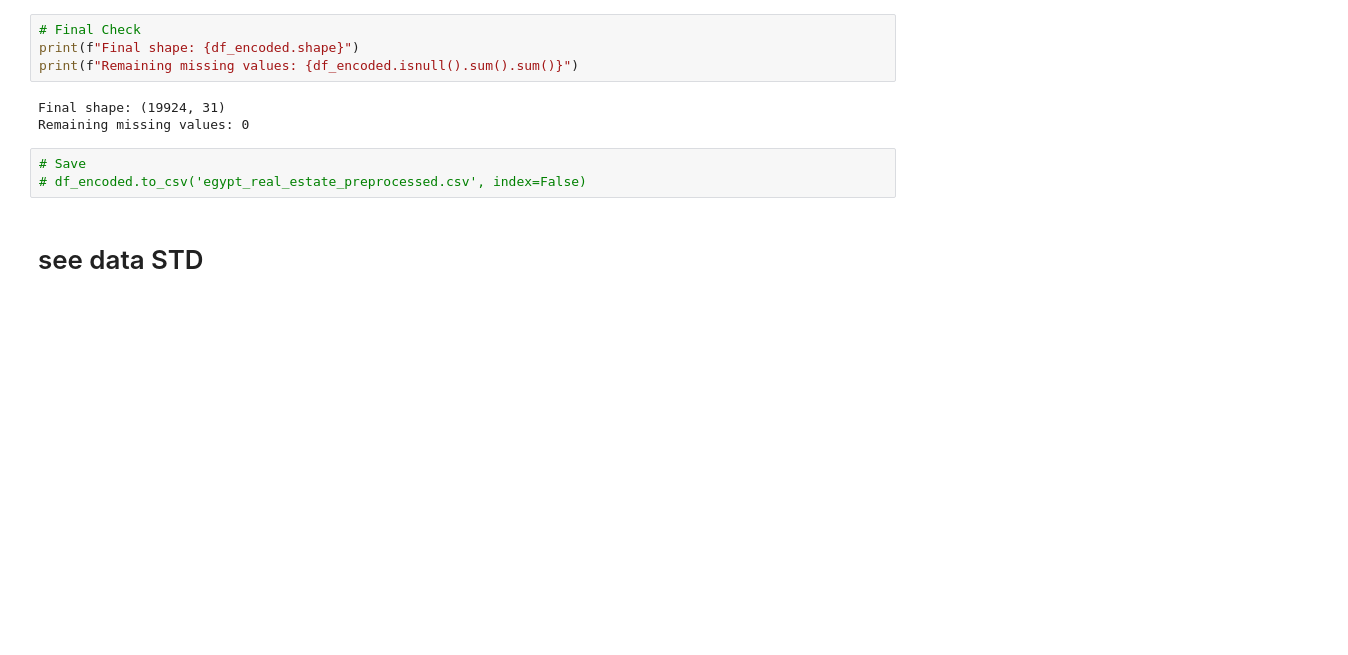
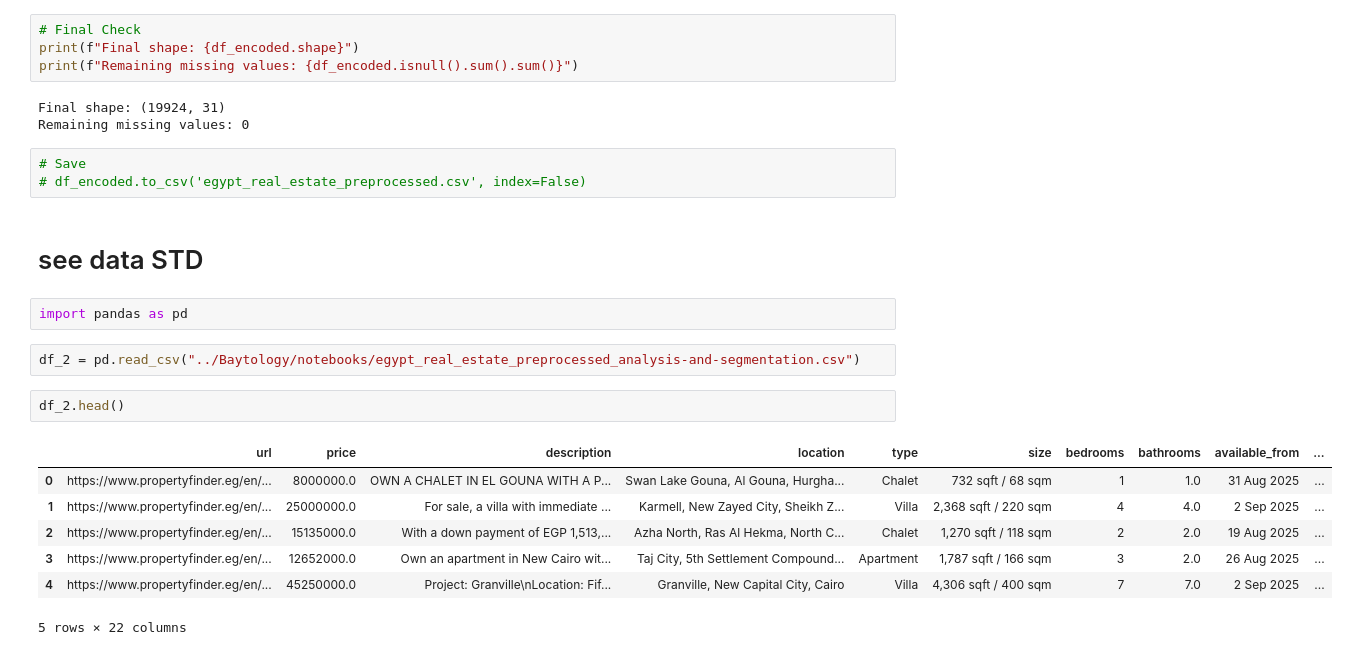
Before and after one commit to Youssef-AbdelRaafi/Baytology, a Jupyter notebook: notebooks/egypt_real_estate_listings.ipynb, the cells around one changed output. Saved outputs shown, nothing was run; the diff lists cells and outputs as text; blank space fills up the shorter version.

```diff
--- a/notebooks/egypt_real_estate_listings.ipynb
+++ b/notebooks/egypt_real_estate_listings.ipynb
@@ -168,3 +170,17 @@ Remaining missing values: 0
 # df_encoded.to_csv('egypt_real_estate_preprocessed.csv', index=False)
 # %% [markdown]
 # see data STD
+# %%
+import pandas as pd
+# %%
+df_2 = pd.read_csv("../Baytology/notebooks/egypt_real_estate_preprocessed_analysis-and-segmentation.csv")
+# %%
+df_2.head()
+# %% [output]
+|  | url | price | description | location | type | size | bedrooms | bathrooms | available_from | ... |
+| 0 | https://www.propertyfinder.eg/en/... | 8000000.0 | OWN A CHALET IN EL GOUNA WITH A P... | Swan Lake Gouna, Al Gouna, Hurgha... | Chalet | 732 sqft / 68 sqm | 1 | 1.0 | 31 Aug 2025 | ... |
+| 1 | https://www.propertyfinder.eg/en/... | 25000000.0 | For sale, a villa with immediate ... | Karmell, New Zayed City, Sheikh Z... | Villa | 2,368 sqft / 220 sqm | 4 | 4.0 | 2 Sep 2025 | ... |
+| 2 | https://www.propertyfinder.eg/en/... | 15135000.0 | With a down payment of EGP 1,513,... | Azha North, Ras Al Hekma, North C... | Chalet | 1,270 sqft / 118 sqm | 2 | 2.0 | 19 Aug 2025 | ... |
+| 3 | https://www.propertyfinder.eg/en/... | 12652000.0 | Own an apartment in New Cairo wit... | Taj City, 5th Settlement Compound... | Apartment | 1,787 sqft / 166 sqm | 3 | 2.0 | 26 Aug 2025 | ... |
+| 4 | https://www.propertyfinder.eg/en/... | 45250000.0 | Project: Granville\nLocation: Fif... | Granville, New Capital City, Cairo | Villa | 4,306 sqft / 400 sqm | 7 | 7.0 | 2 Sep 2025 | ... |
+5 rows × 22 columns
```
Also changed, not shown: parts of 3 cells of this notebook, 30 other files.
